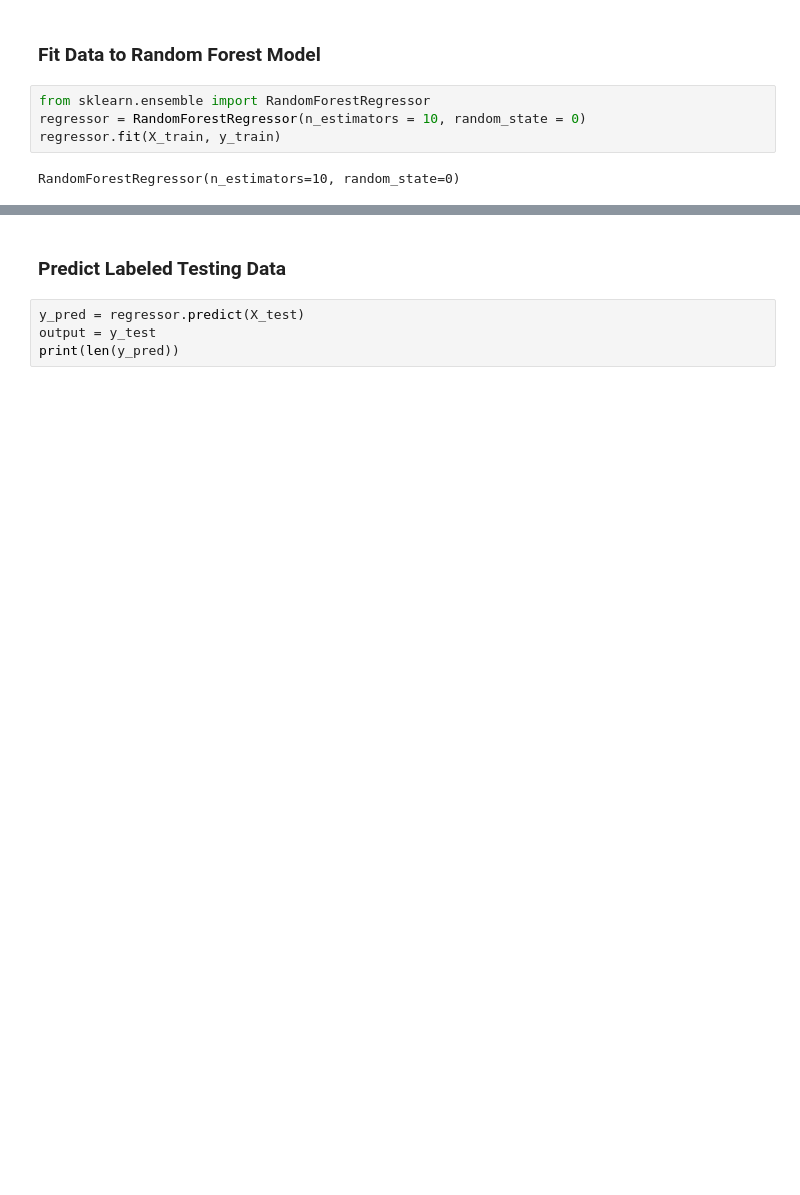
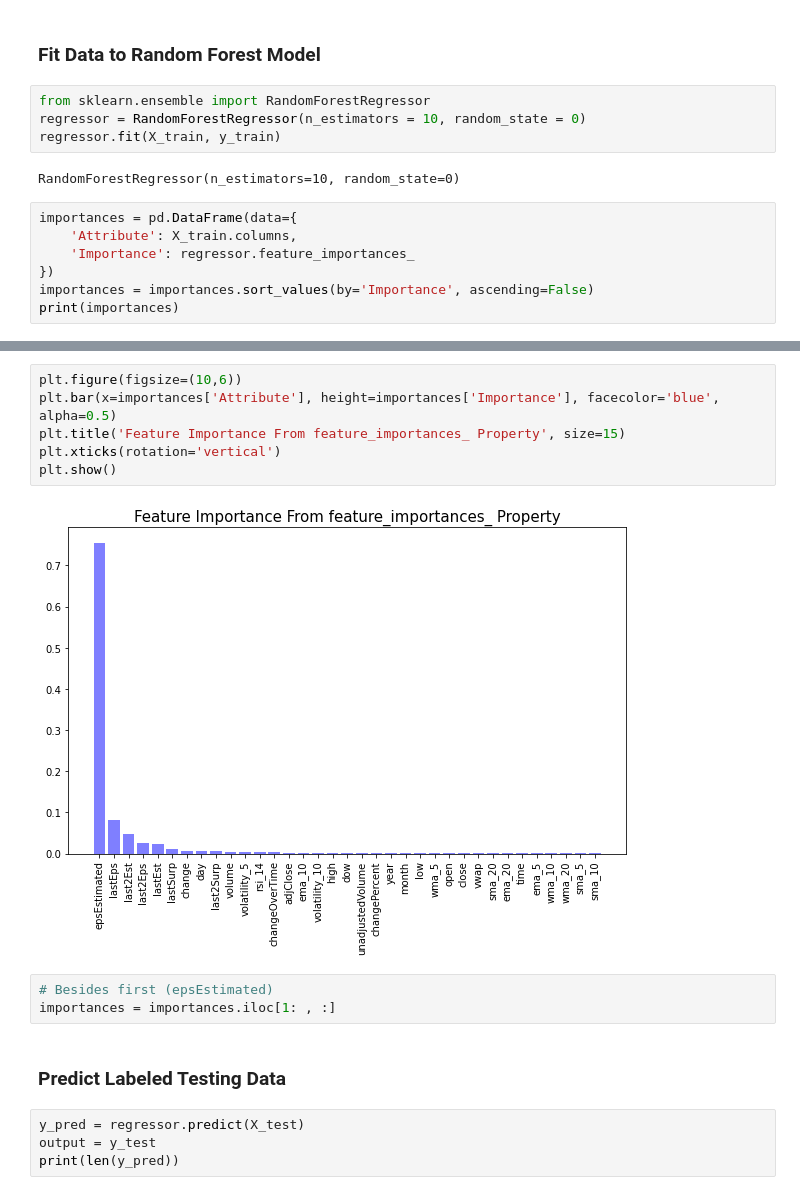
Before and after one commit to brodyu/predicting-earnings-surprises, a Jupyter notebook: predicting-earnings-surprises.ipynb, the cells around one changed output, grey strips where cells are left out. Saved outputs shown, nothing was run; the diff lists cells and outputs as text; blank space fills up the shorter version.

Commit message:
Feature importances added

```diff
--- a/predicting-earnings-surprises.ipynb
+++ b/predicting-earnings-surprises.ipynb
@@ -543,3 +563,10 @@ regressor = RandomForestRegressor(n_estimators = 10, random_state = 0)
 regressor.fit(X_train, y_train)
 # %% [output]
 RandomForestRegressor(n_estimators=10, random_state=0)
+# %%
+importances = pd.DataFrame(data={
+    'Attribute': X_train.columns,
+    'Importance': regressor.feature_importances_
+})
+importances = importances.sort_values(by='Importance', ascending=False)
+print(importances)
@@ -546,3 +591,14 @@ RandomForestRegressor(n_estimators=10, random_state=0)
+# %%
+plt.figure(figsize=(10,6))
+plt.bar(x=importances['Attribute'], height=importances['Importance'], facecolor='blue', alpha=0.5)
+plt.title('Feature Importance From feature_importances_ Property', size=15)
+plt.xticks(rotation='vertical')
+plt.show()
+# %% [output]
+[figure, added]
+# %%
+# Besides first (epsEstimated)
+importances = importances.iloc[1: , :]
 # %% [markdown]
 ### Predict Labeled Testing Data
 # %%
```
Also changed, not shown: parts of 9 cells of this notebook, 2 other files.
